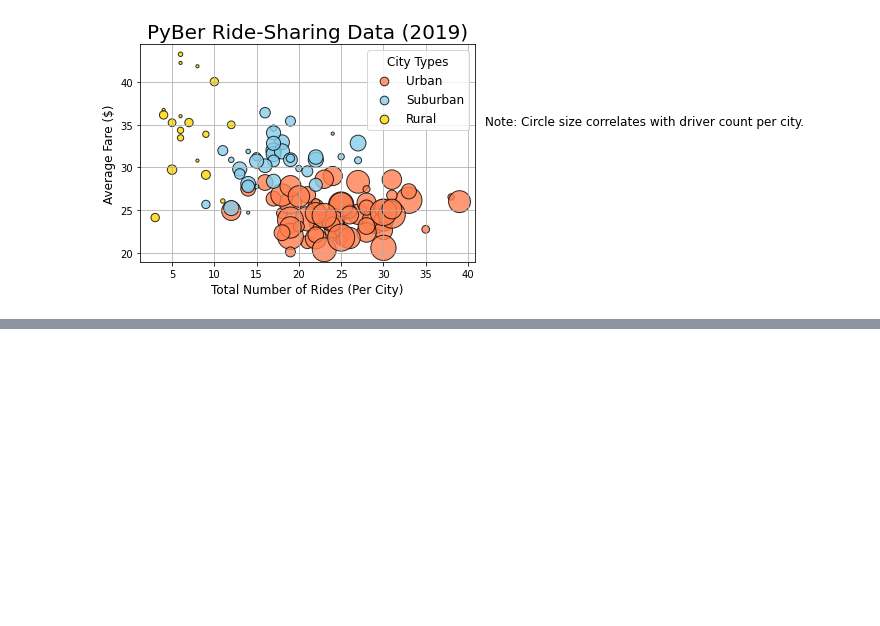
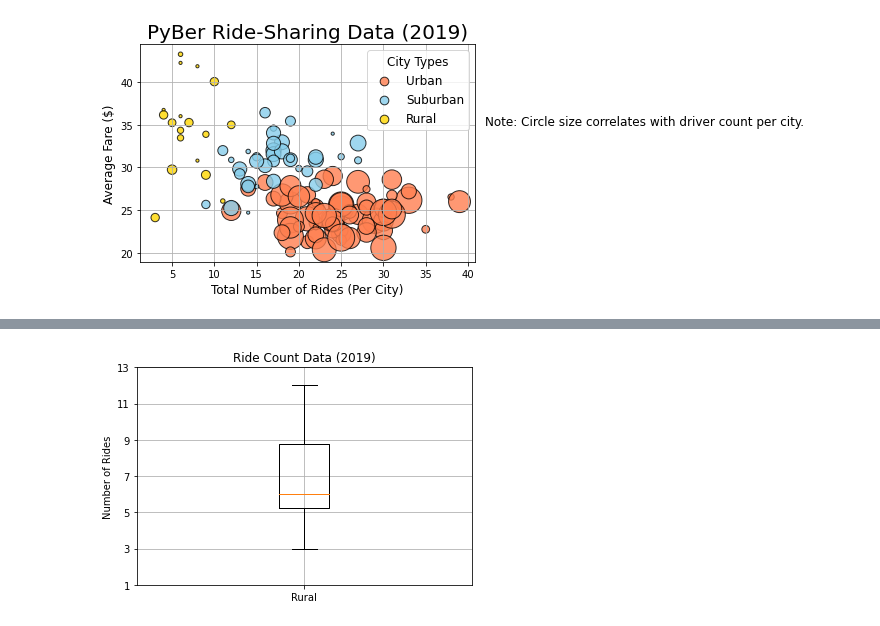
Before and after one commit to RachelKaip/PyBer_Analysis, a Jupyter notebook: PyBer.ipynb, the cells around one changed output, grey strips where cells are left out. Saved outputs shown, nothing was run; the diff lists cells and outputs as text; code cells hidden in the pictures; blank space fills up the shorter version.

```diff
--- a/PyBer.ipynb
+++ b/PyBer.ipynb
@@ -376,0 +678,12 @@ plt.show()
+# %%
+#create a box and whisker plot for rural cities ride count
+x_labels=["Rural"]
+fig, ax=plt.subplots()
+ax.boxplot(rural_ride_count, labels=x_labels)
+ax.set_title("Ride Count Data (2019)")
+ax.set_ylabel("Number of Rides")
+ax.set_yticks(np.arange(1,15, step=2.0))
+ax.grid()
+plt.show()
+# %% [output]
+[figure, added]
```
Also changed, not shown: parts of 32 cells of this notebook, 3 other files.
